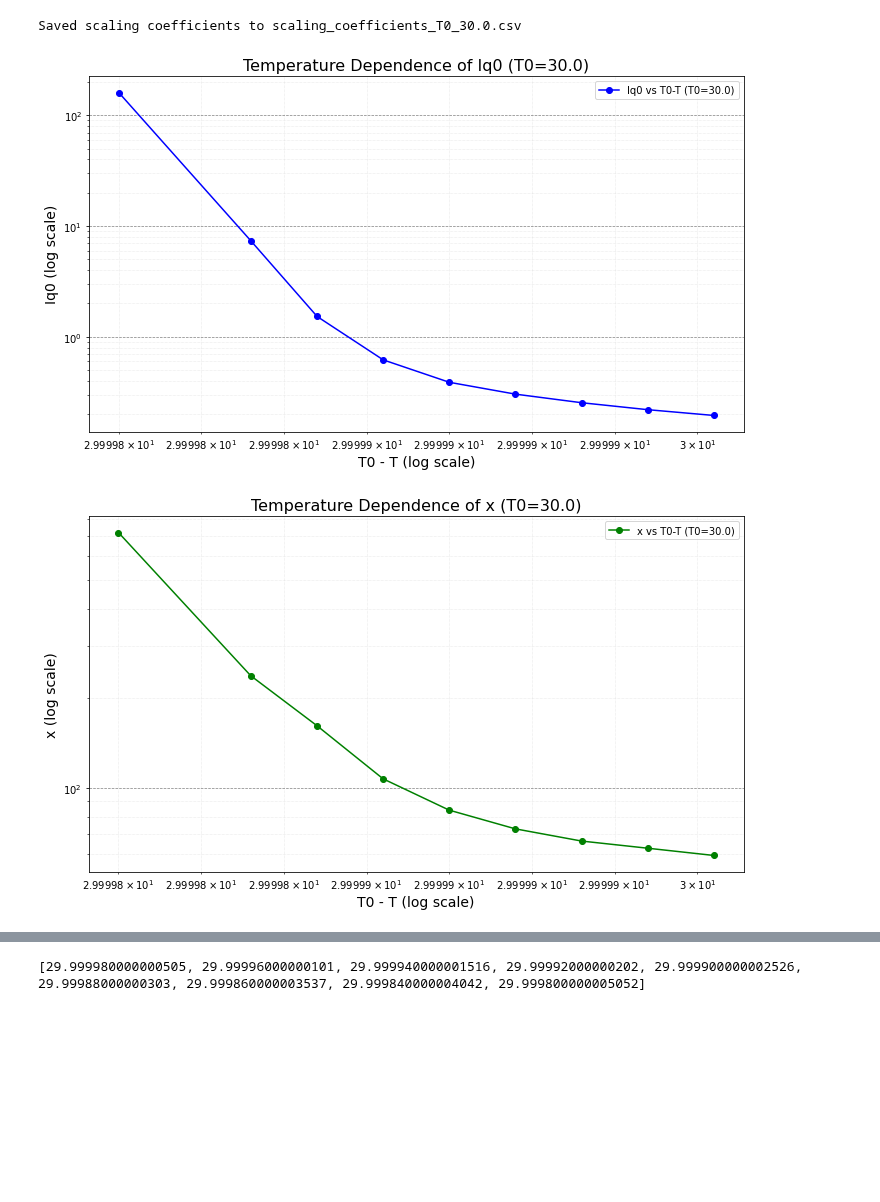
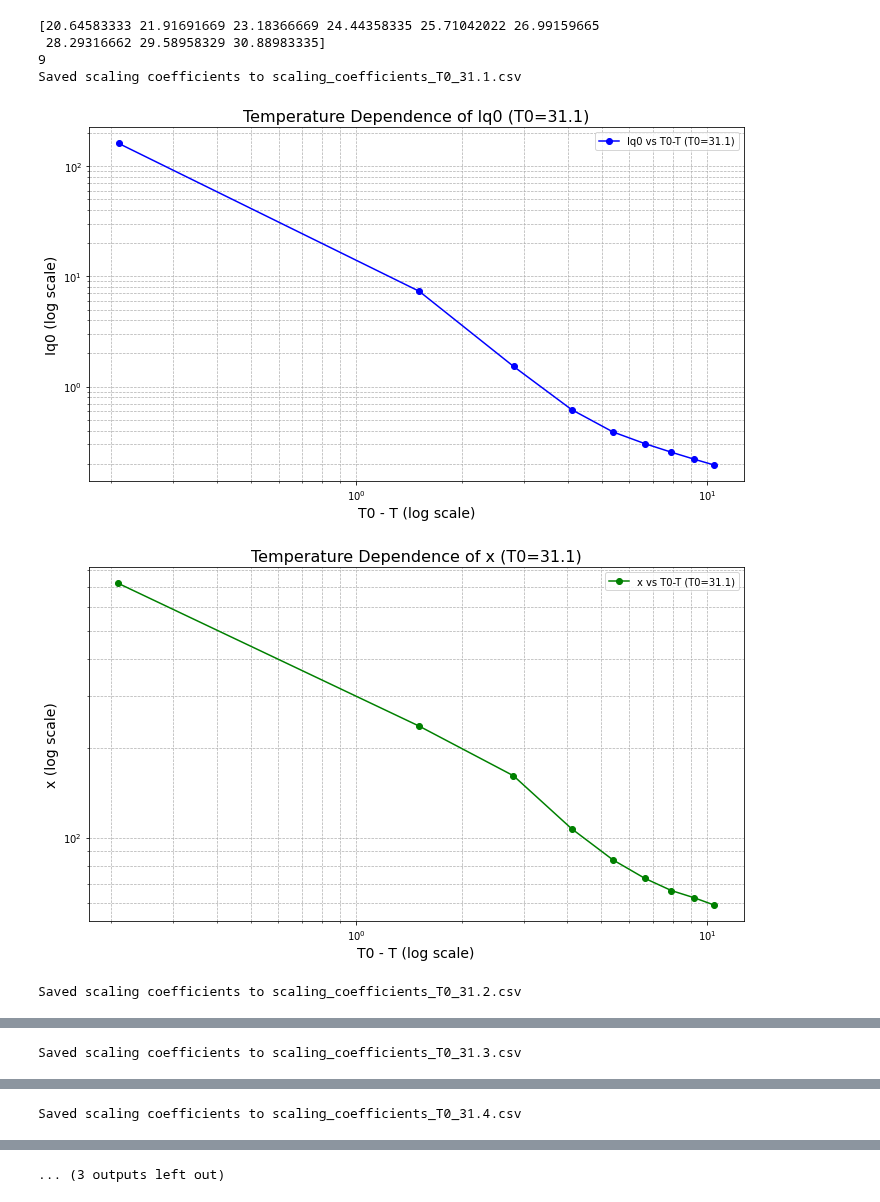
Before and after one commit to AZjk/llps-saxpcs, a Jupyter notebook: H06/H06_T_plot.ipynb, the cells around one changed output, grey strips where cells are left out. Saved outputs shown, nothing was run; the diff lists cells and outputs as text; code cells hidden in the pictures; blank space fills up the shorter version.

```diff
--- a/H06/H06_T_plot.ipynb
+++ b/H06/H06_T_plot.ipynb
@@ -13,21 +13,25 @@ with open('checkpoint.pickle', 'rb') as f:
     ql_sta = pickle.load(f)
     ql_dyn = pickle.load(f)
 
+# Extract correct temperature data from avg_ramp_up and flatten it
+# correct_temperatures = np.concatenate([avg_dict['temperature'] for avg_dict in avg_ramp_up])
+t = []
+for avg_dict in avg_ramp_up:
+    t.append(np.nanmean(avg_dict['temperature']))
+temperatures = t[:-1]
+temperatures = np.array(temperatures)
+print(temperatures)
+print(len(fitted_parameters))
+
 # Function to preprocess data and retain valid indices
 def preprocess_data_with_indices(avg_data_list, ql_sta):
-    """
-    Preprocess the data to remove non-positive values from q and I.
-    Returns cleaned q, avg_data_list, and the indices of valid curves.
-    """
     cleaned_data_list = []
     cleaned_ql_sta = []
-    valid_indices = []  # Track valid curve indices
+    valid_indices = []
 
-    for idx, curve in enumerate(avg_data_list[:-1]):  # Exclude the last curve
+    for idx, curve in enumerate(avg_data_list[:-1]):
         q = ql_sta
         i = curve['saxs_1d']
-
-        # Filter to ensure both q and I are positive
         valid_indices_curve = (q > 0) & (i > 0)
         cleaned_q = q[valid_indices_curve]
         cleaned_i = i[valid_indices_curve]
@@ -35,15 +39,13 @@ def preprocess_data_with_indices(avg_data_list, ql_sta):
         if len(cleaned_q) > 0 and len(cleaned_i) > 0:
             cleaned_ql_sta.append(cleaned_q)
             cleaned_data_list.append({'saxs_1d': cleaned_i})
-            valid_indices.append(idx)  # Store index of valid curve
+            valid_indices.append(idx)
 
     return cleaned_data_list, cleaned_ql_sta, valid_indices
 
 # Preprocess the data and get valid indices
 avg_ramp_up_cleaned, ql_sta_cleaned, valid_indices = preprocess_data_with_indices(avg_ramp_up, ql_sta)
 
-# Map valid indices to temperatures
-temperatures = [t_el[i] for i in valid_indices]  # Correctly aligned temperatures
 
 # Define the fitting function
 def scattering_fit(q, Iq0, x):
@@ -52,13 +54,10 @@ def scattering_fit(q, Iq0, x):
 
 # Fit each temperature curve
 fitted_parameters = []
-
 for i, (q, data) in enumerate(zip(ql_sta_cleaned, avg_ramp_up_cleaned)):
     I = data['saxs_1d']
-
-    # Fit the curve
     try:
-        popt, pcov = curve_fit(scattering_fit, q, I, p0=[np.max(I), 1], bounds=([0, 0], [np.inf, np.inf]))
+        popt, _ = curve_fit(scattering_fit, q, I, p0=[np.max(I), 1], bounds=([0, 0], [np.inf, np.inf]))
         Iq0_fit, x_fit = popt
         fitted_parameters.append((Iq0_fit, x_fit))
     except RuntimeError:
@@ -67,51 +66,48 @@ for i, (q, data) in enumerate(zip(ql_sta_cleaned, avg_ramp_up_cleaned)):
 # Ensure temperatures and fitted parameters are aligned
 if len(fitted_parameters) != len(temperatures):
     raise ValueError("Mismatch between fitted parameters and temperature list!")
-
 # Explore different T0 values
-T0_values = [30]  # CHANGE HHERE FOR MULTIPLE TEMPS
-
+T0_values = [31.1,31.2,31.3,31.4,31.5]
 for T0 in T0_values:
-    # Compute T0 - T
-    T_diff = [T0 - T for T in temperatures]
-
-    # Extract scaling coefficients
+    T_diff = T0 - temperatures  # Ensure a single array
     Iq0_values = [param[0] for param in fitted_parameters]
     x_values = [param[1] for param in fitted_parameters]
 
-    # Save data to a CSV file
+    # Save data to CSV
     output_filename = f"scaling_coefficients_T0_{T0:.1f}.csv"
-    with open(output_filename, mode='w', newline='') as file:
+    with open(output_filename, 'w', newline='') as file:
         writer = csv.writer(file)
-        writer.writerow(["T0 - T", "Iq0", "x", "T"])  # Header row
+        writer.writerow(["T0 - T", "Iq0", "x", "T"])
         for t_diff, iq0, x, temp in zip(T_diff, Iq0_values, x_values, temperatures):
             writer.writerow([t_diff, iq0, x, temp])
     print(f"Saved scaling coefficients to {output_filename}")
 
     # Plot Iq0 vs T0 - T
     fig, ax = plt.subplots(figsize=(10, 6))
     ax.loglog(T_diff, Iq0_values, 'o-', color='blue', label=f'Iq0 vs T0-T (T0={T0:.1f})')
     ax.set_xlabel('T0 - T (log scale)', fontsize=14)
     ax.set_ylabel('Iq0 (log scale)', fontsize=14)
     ax.set_title(f'Temperature Dependence of Iq0 (T0={T0:.1f})', fontsize=16)
-    ax.grid(which='major', linestyle='--', linewidth=0.7, color='gray')
-    ax.grid(which='minor', linestyle=':', linewidth=0.5, color='lightgray')
+    ax.grid(True, which='both', linestyle='--', linewidth=0.7)
     ax.legend()
     plt.tight_layout()
     plt.show()
 
     # Plot x vs T0 - T
     fig, ax = plt.subplots(figsize=(10, 6))
     ax.loglog(T_diff, x_values, 'o-', color='green', label=f'x vs T0-T (T0={T0:.1f})')
     ax.set_xlabel('T0 - T (log scale)', fontsize=14)
     ax.set_ylabel('x (log scale)', fontsize=14)
     ax.set_title(f'Temperature Dependence of x (T0={T0:.1f})', fontsize=16)
-    ax.grid(which='major', linestyle='--', linewidth=0.7, color='gray')
-    ax.grid(which='minor', linestyle=':', linewidth=0.5, color='lightgray')
+    ax.grid(True, which='both', linestyle='--', linewidth=0.7)
     ax.legend()
     plt.tight_layout()
     plt.show()
 # %% [output]
-Saved scaling coefficients to scaling_coefficients_T0_30.0.csv
+[20.64583333 21.91691669 23.18366669 24.44358335 25.71042022 26.99159665
+ 28.29316662 29.58958329 30.88983335]
+9
+Saved scaling coefficients to scaling_coefficients_T0_31.1.csv
-[figure, old version]
+[figure, new version]
-[figure, old version]
+[figure, new version]
+Saved scaling coefficients to scaling_coefficients_T0_31.2.csv
@@ -117,0 +116 @@ Saved scaling coefficients to scaling_coefficients_T0_30.0.csv
+Saved scaling coefficients to scaling_coefficients_T0_31.3.csv
@@ -117,0 +119 @@ Saved scaling coefficients to scaling_coefficients_T0_30.0.csv
+Saved scaling coefficients to scaling_coefficients_T0_31.4.csv
@@ -118,4 +122 @@ Saved scaling coefficients to scaling_coefficients_T0_30.0.csv
+... (3 outputs left out)
-# %%
-print(T_diff)
-# %% [output]
-[29.999980000000505, 29.99996000000101, 29.999940000001516, 29.99992000000202, 29.999900000002526, 29.99988000000303, 29.999860000003537, 29.999840000004042, 29.999800000005052]
```
Also changed, not shown: parts of 5 cells of this notebook, 16 other files.
